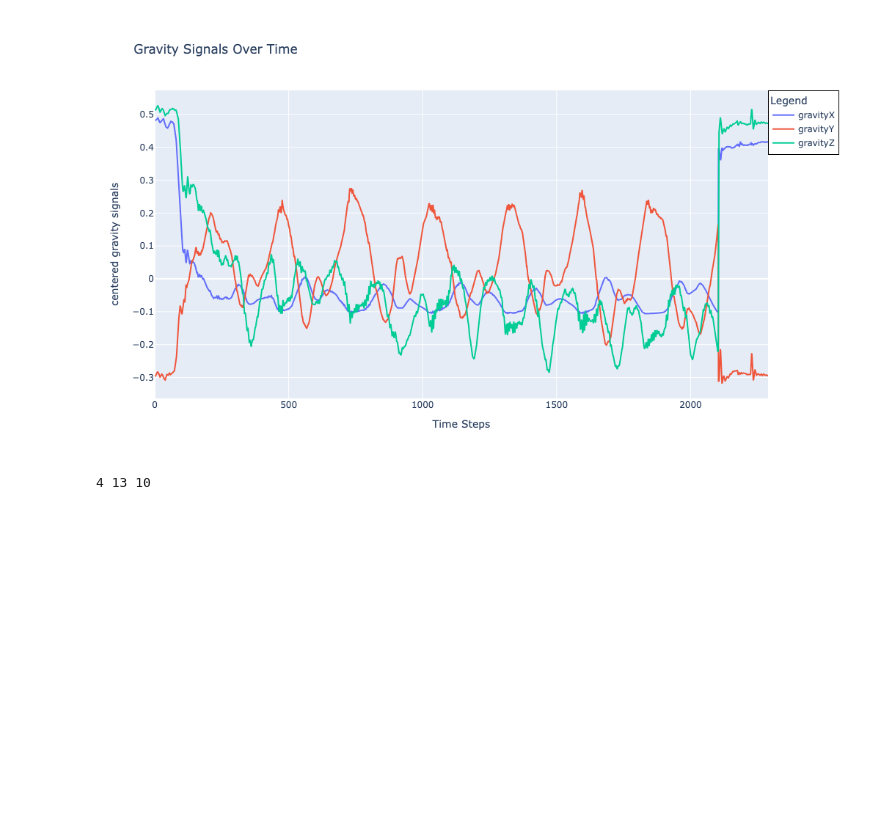
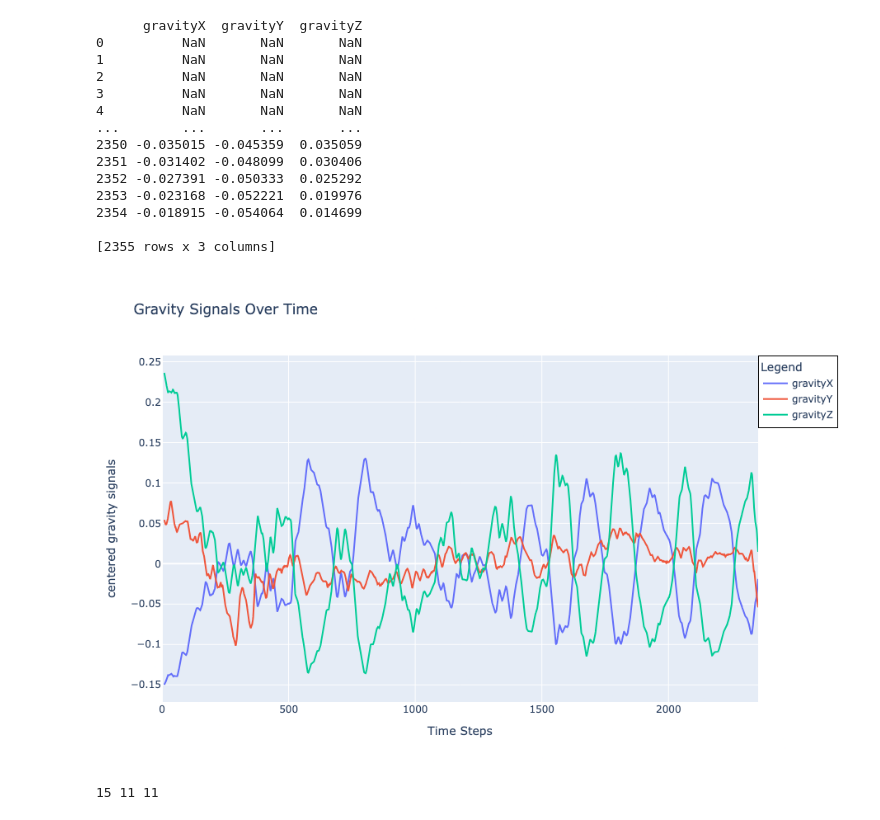
Before and after one commit to NealC17/senior_design, a Jupyter notebook: rep_counting.ipynb, the cells around one changed output. Cells and saved outputs as stored; diff of their text form; code cells hidden in the pictures; blank space fills up the shorter version.

```diff
--- a/rep_counting.ipynb
+++ b/rep_counting.ipynb
@@ -69,5 +107,19 @@ analyze_centered_signals(squat[2], "centered gravity signals")
 # %%
-analyze_centered_signals(bench[15], "centered gravity signals")
+analyze_centered_signals(squat[2], "centered gravity signals")
 # %% [output]
+      gravityX  gravityY  gravityZ
+0          NaN       NaN       NaN
+1          NaN       NaN       NaN
+2          NaN       NaN       NaN
+3          NaN       NaN       NaN
+4          NaN       NaN       NaN
+...        ...       ...       ...
+2350 -0.035015 -0.045359  0.035059
+2351 -0.031402 -0.048099  0.030406
+2352 -0.027391 -0.050333  0.025292
+2353 -0.023168 -0.052221  0.019976
+2354 -0.018915 -0.054064  0.014699
+
+[2355 rows x 3 columns]
-[figure, old version]
+[figure, new version]
-4 13 10
+15 11 11
```
Also changed, not shown: parts of 24 cells of this notebook, 14 other files.
